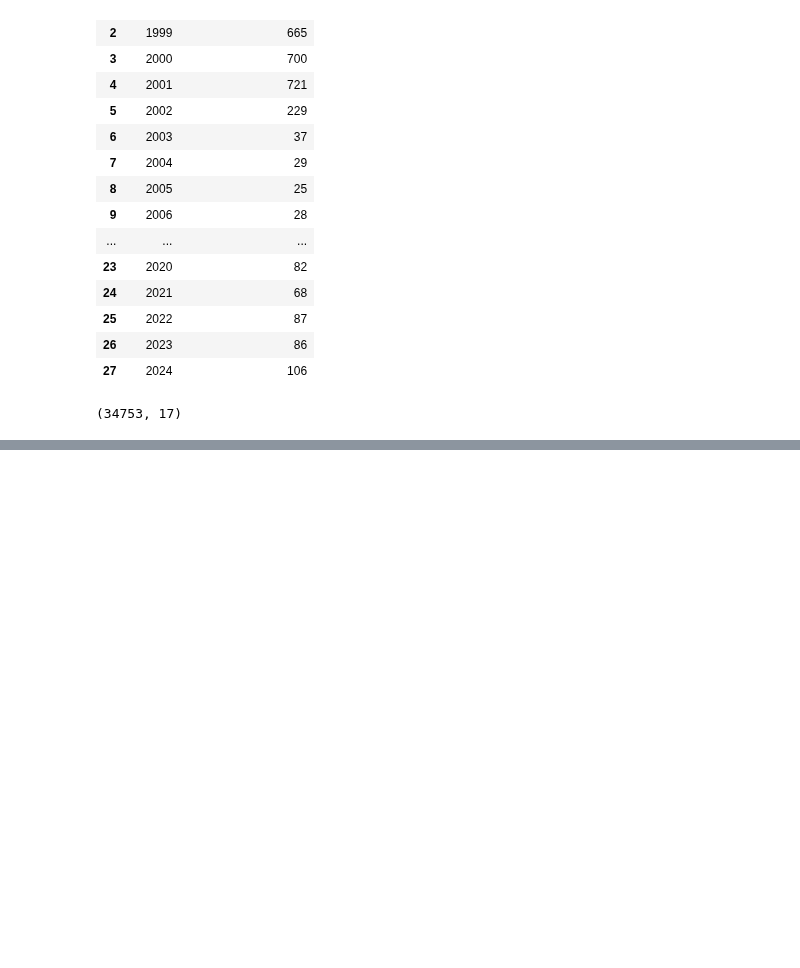
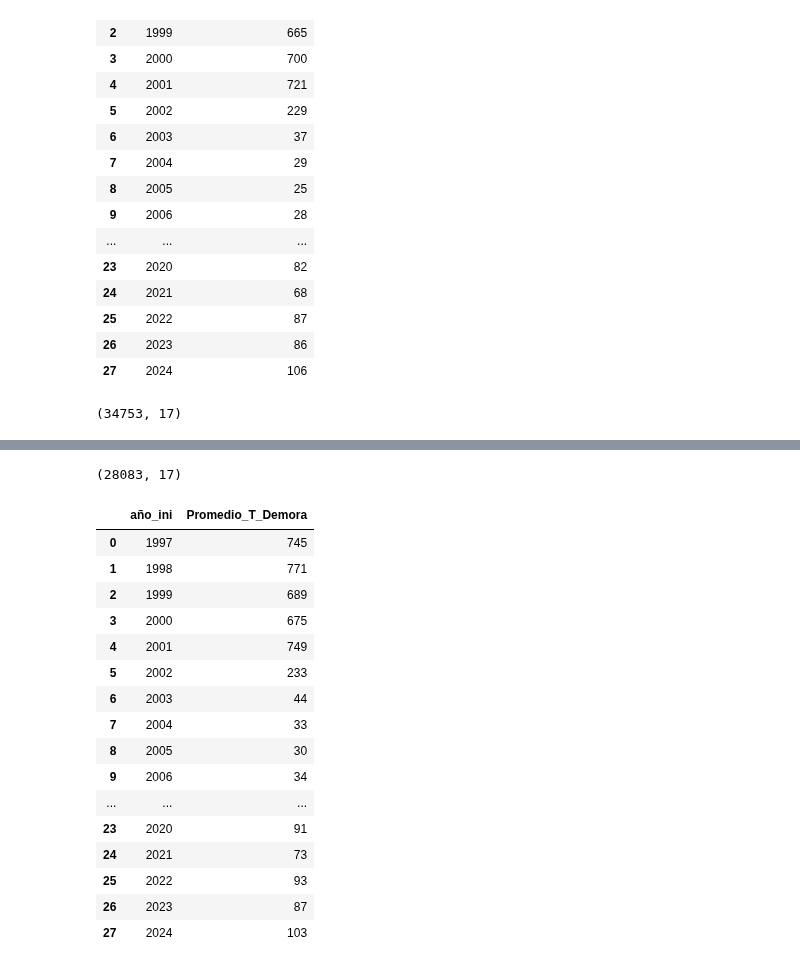
Before and after one commit to danblanc/python-para-ciencia-de-datos, a Jupyter notebook: Proyectos/Proyecto Crey_VFern/ReyFer.ipynb, the cells around one changed output, grey strips where cells are left out. Cells and saved outputs as stored; diff of their text form; code cells hidden in the pictures; blank space fills up the shorter version.

Commit message:
eliminé duplicados de nuevo archivo y dejpe mayor área, volvi a calcular prom demora

```diff
--- a/Proyectos/Proyecto Crey_VFern/ReyFer.ipynb
+++ b/Proyectos/Proyecto Crey_VFern/ReyFer.ipynb
@@ -620,0 +603,31 @@ dtype: int64
+# %%
+## hay muchos expedientes que se repiten, eliminamos los repetidos, nos quedamos con el que tiene mayor área
+Cat_Permisos_exp = Cat_Permisos.loc[Cat_Permisos.groupby('EXPEDIENTE')['AREA_EDIF'].idxmax()]
+# %%
+Cat_Permisos_exp.shape
+# %% [output]
+(28083, 17)
+# %%
+##Calculamos otra vez el promedio de demora por años para la base sin duplicados
+PROM_DEM_año = Cat_Permisos_exp.groupby('año_ini')['T_Demora'].mean().reset_index()
+PROM_DEM_año.rename(columns={'T_Demora': 'Promedio_T_Demora'}, inplace=True)
+PROM_DEM_año['Promedio_T_Demora'] = PROM_DEM_año['Promedio_T_Demora'].astype(int)
+PROM_DEM_año
+# %% [output]
+|  | año_ini | Promedio_T_Demora |
+| 0 | 1997 | 745 |
+| 1 | 1998 | 771 |
+| 2 | 1999 | 689 |
+| 3 | 2000 | 675 |
+| 4 | 2001 | 749 |
+| 5 | 2002 | 233 |
+| 6 | 2003 | 44 |
+| 7 | 2004 | 33 |
+| 8 | 2005 | 30 |
+| 9 | 2006 | 34 |
+| ... | ... | ... |
+| 23 | 2020 | 91 |
+| 24 | 2021 | 73 |
+| 25 | 2022 | 93 |
+| 26 | 2023 | 87 |
+| 27 | 2024 | 103 |
```
Also changed, not shown: parts of 1 cell of this notebook.
